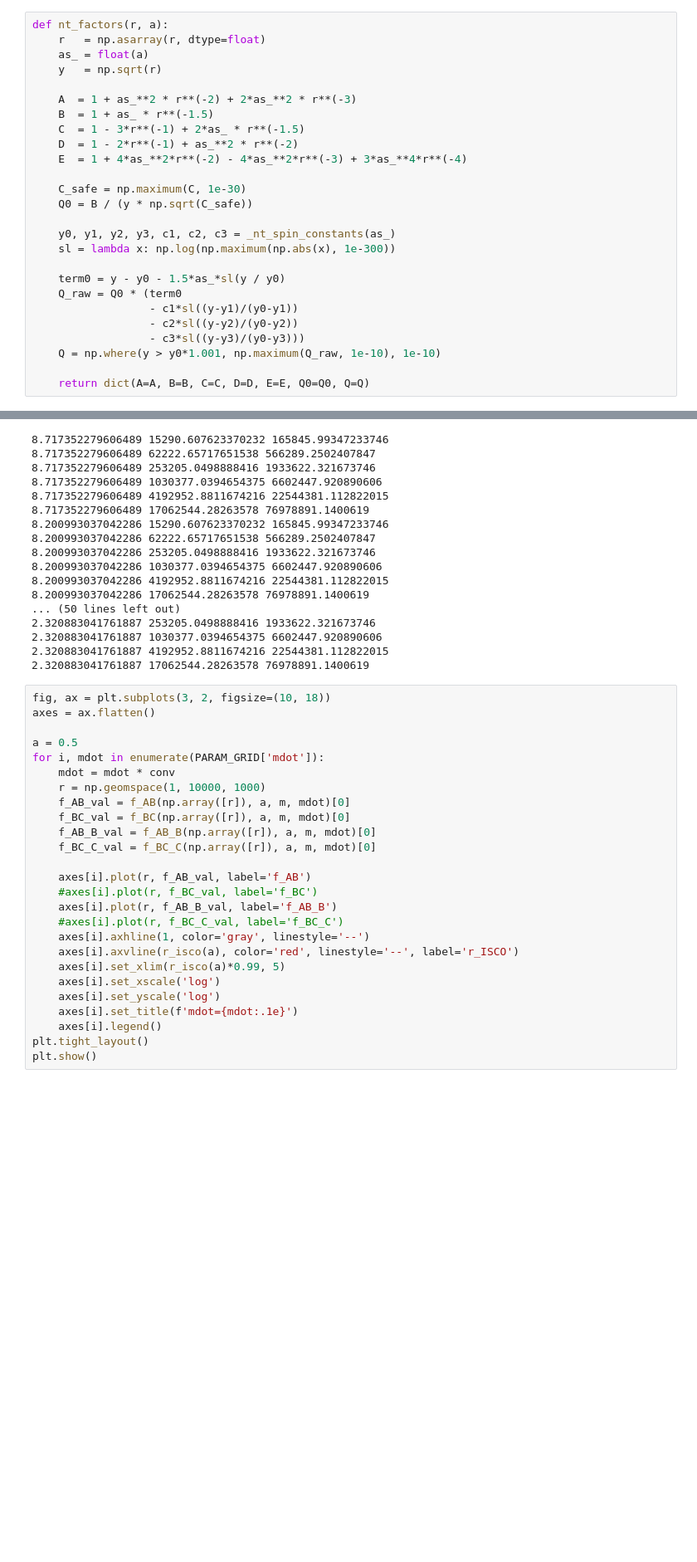
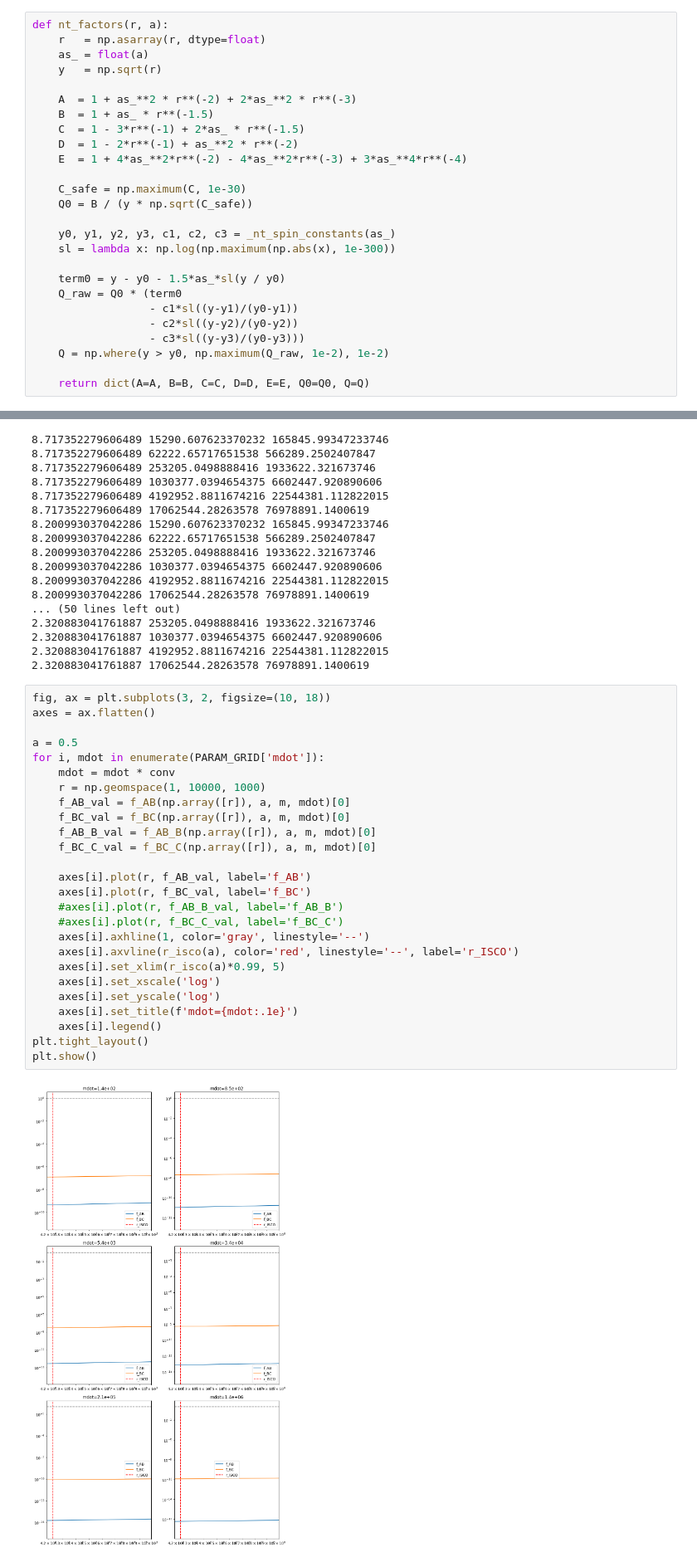
Before and after one commit to mauroghira/iuss_thesis, a Jupyter notebook: test.ipynb, the cells around one changed output, grey strips where cells are left out. Shown at 83% size. Cells and saved outputs as stored; diff of their text form; blank space fills up the shorter version.

```diff
--- a/test.ipynb
+++ b/test.ipynb
@@ -90,7 +90,7 @@ def nt_factors(r, a):
                   - c1*sl((y-y1)/(y0-y1))
                   - c2*sl((y-y2)/(y0-y2))
                   - c3*sl((y-y3)/(y0-y3)))
-    Q = np.where(y > y0*1.001, np.maximum(Q_raw, 1e-10), 1e-10)
+    Q = np.where(y > y0, np.maximum(Q_raw, 1e-2), 1e-2)
 
     return dict(A=A, B=B, C=C, D=D, E=E, Q0=Q0, Q=Q)
 # %%
@@ -308,29 +314,31 @@ for a in PARAM_GRID['a']:
 # %%
 fig, ax = plt.subplots(3, 2, figsize=(10, 18))
 axes = ax.flatten()
 
 a = 0.5
 for i, mdot in enumerate(PARAM_GRID['mdot']):
     mdot = mdot * conv
     r = np.geomspace(1, 10000, 1000)
     f_AB_val = f_AB(np.array([r]), a, m, mdot)[0]
     f_BC_val = f_BC(np.array([r]), a, m, mdot)[0]
     f_AB_B_val = f_AB_B(np.array([r]), a, m, mdot)[0]
     f_BC_C_val = f_BC_C(np.array([r]), a, m, mdot)[0]
 
     axes[i].plot(r, f_AB_val, label='f_AB')
-    #axes[i].plot(r, f_BC_val, label='f_BC')
-    axes[i].plot(r, f_AB_B_val, label='f_AB_B')
+    axes[i].plot(r, f_BC_val, label='f_BC')
+    #axes[i].plot(r, f_AB_B_val, label='f_AB_B')
     #axes[i].plot(r, f_BC_C_val, label='f_BC_C')
     axes[i].axhline(1, color='gray', linestyle='--')
     axes[i].axvline(r_isco(a), color='red', linestyle='--', label='r_ISCO')
     axes[i].set_xlim(r_isco(a)*0.99, 5)
     axes[i].set_xscale('log')
     axes[i].set_yscale('log')
     axes[i].set_title(f'mdot={mdot:.1e}')
     axes[i].legend()
 plt.tight_layout()
 plt.show()
+# %% [output]
+[figure, added]
 # %%
 import numpy as np
 import pandas as pd
```
Also changed, not shown: parts of 5 cells of this notebook, 6 other files.
